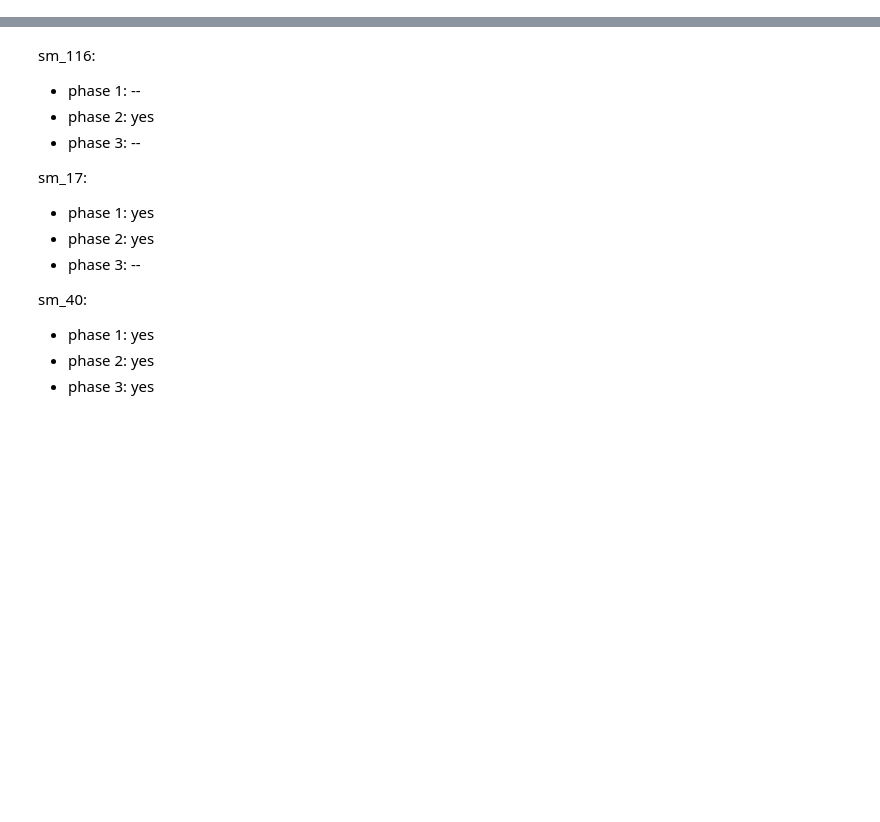
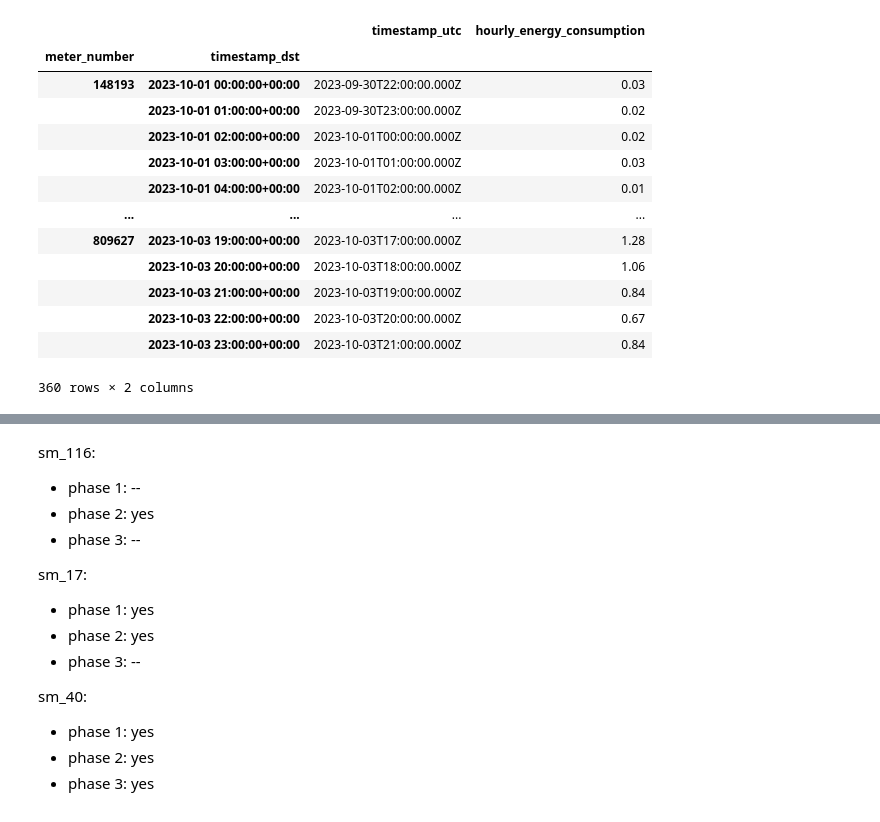
Before and after one commit to Fiehn/GUIDED-Faraday, a Jupyter notebook: src/forstå.ipynb, the cells around one changed output, grey strips where cells are left out. Saved outputs shown, nothing was run; the diff lists cells and outputs as text; code cells hidden in the pictures; blank space fills up the shorter version.

```diff
--- a/src/forstå.ipynb
+++ b/src/forstå.ipynb
@@ -49,3 +49,20 @@ timestamp_dst
+# %%
+df
+# %% [output]
+|  |  | timestamp_utc | hourly_energy_consumption |
+| meter_number | timestamp_dst |  |  |
+| 148193 | 2023-10-01 00:00:00+00:00 | 2023-09-30T22:00:00.000Z | 0.03 |
+|  | 2023-10-01 01:00:00+00:00 | 2023-09-30T23:00:00.000Z | 0.02 |
+|  | 2023-10-01 02:00:00+00:00 | 2023-10-01T00:00:00.000Z | 0.02 |
+|  | 2023-10-01 03:00:00+00:00 | 2023-10-01T01:00:00.000Z | 0.03 |
+|  | 2023-10-01 04:00:00+00:00 | 2023-10-01T02:00:00.000Z | 0.01 |
+| ... | ... | ... | ... |
+| 809627 | 2023-10-03 19:00:00+00:00 | 2023-10-03T17:00:00.000Z | 1.28 |
+|  | 2023-10-03 20:00:00+00:00 | 2023-10-03T18:00:00.000Z | 1.06 |
+|  | 2023-10-03 21:00:00+00:00 | 2023-10-03T19:00:00.000Z | 0.84 |
+|  | 2023-10-03 22:00:00+00:00 | 2023-10-03T20:00:00.000Z | 0.67 |
+|  | 2023-10-03 23:00:00+00:00 | 2023-10-03T21:00:00.000Z | 0.84 |
+360 rows × 2 columns
 # %%
 # Visualize ALL parquet files (one preview plot per file)
 # using 15-minute data, skipping the first N days.
```
Also changed, not shown: parts of 3 cells of this notebook, 12 other files.
